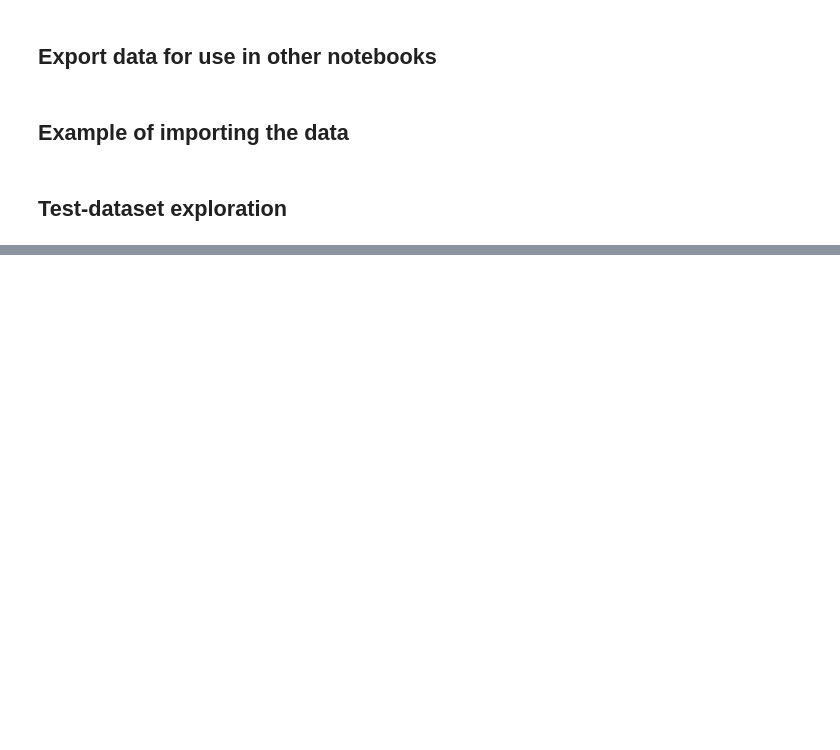
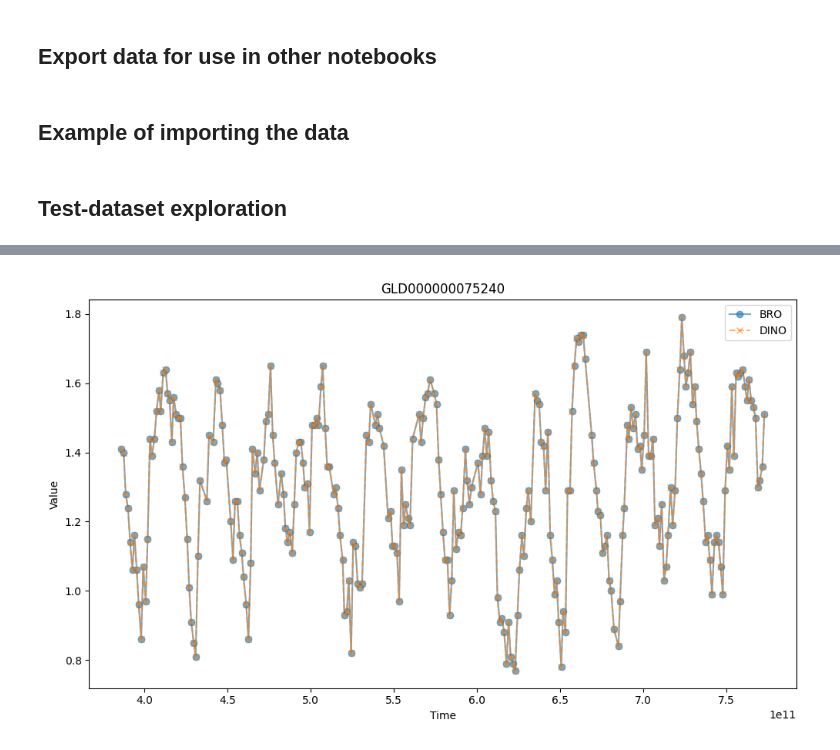
Before and after one commit to luisaforozco/exploration_gw_time_series, a Jupyter notebook: notebooks/data_exploration/data_exploration.ipynb, the cells around one changed output, grey strips where cells are left out. Saved outputs shown, nothing was run; the diff lists cells and outputs as text; code cells hidden in the pictures; blank space fills up the shorter version.

```diff
--- a/notebooks/data_exploration/data_exploration.ipynb
+++ b/notebooks/data_exploration/data_exploration.ipynb
@@ -162,0 +162,20 @@ Max length: 30275, Min length: 2
+# %%
+# Visualization of a specific time series (BRO vs DINO comparison)
+%matplotlib widget
+import random
+gld = random.sample(list(data_obs.keys()), 1)[0]
+#gld = 'GLD000000069368'
+dino_ts = data_obs[gld]['dino']
+bro_ts = data_obs[gld]['bro']
+
+plt.figure(figsize=(10, 6))
+plt.plot(bro_ts[:, 0], bro_ts[:, 1], label='BRO', alpha=0.6, marker='o')
+plt.plot(dino_ts[:, 0], dino_ts[:, 1], label='DINO', alpha=0.6, linestyle='--', marker='x')
+plt.xlabel("Time")
+plt.ylabel("Value")
+plt.title(f"{gld}")
+plt.legend()
+plt.tight_layout()
+plt.show()
+# %% [output]
+[figure, added]
```
Also changed, not shown: parts of 12 cells of this notebook, 1 other file.
